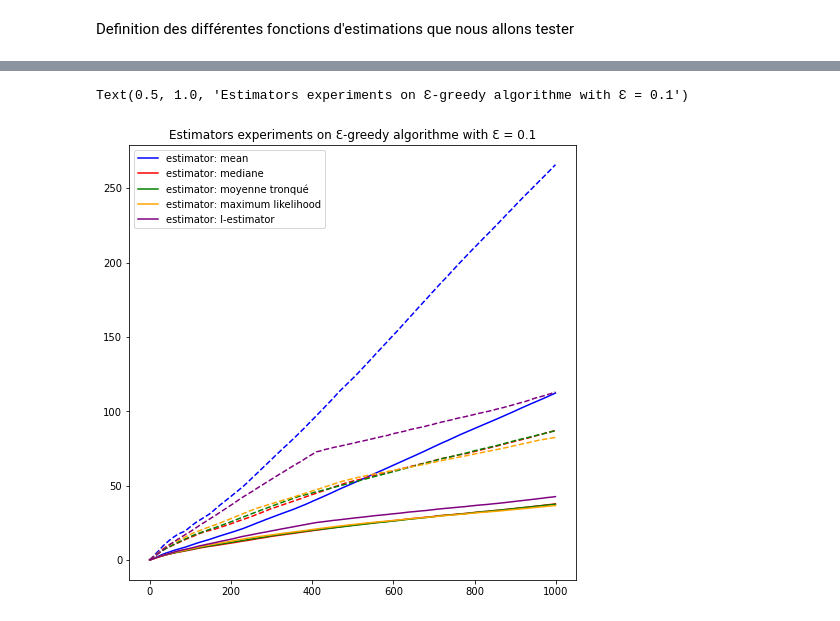
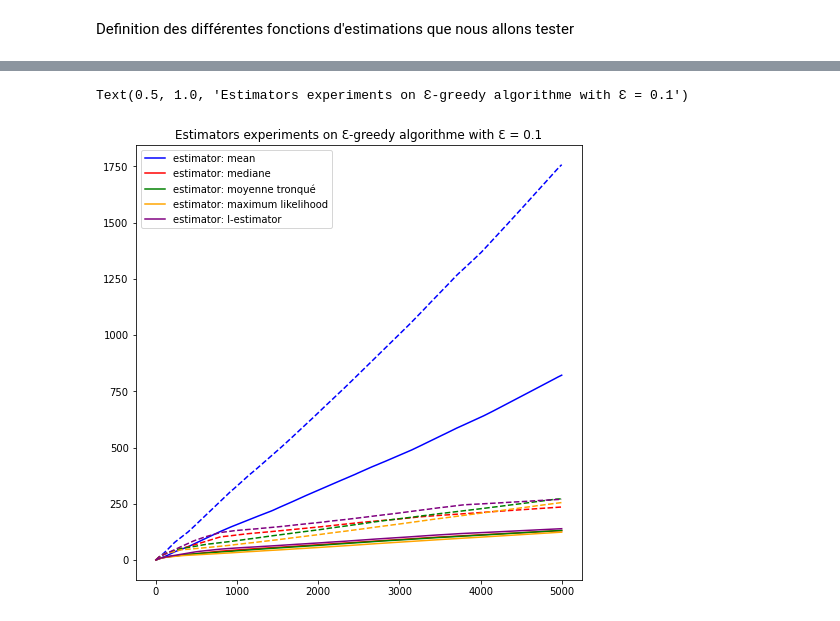
Before and after one commit to vincentmasse/IFT-7201, a Jupyter notebook: Projet/estimateur_bandit_cauchy.ipynb, the cells around one changed output, grey strips where cells are left out. Cells and saved outputs as stored; diff of their text form; code cells hidden in the pictures.

```diff
--- a/Projet/estimateur_bandit_cauchy.ipynb
+++ b/Projet/estimateur_bandit_cauchy.ipynb
@@ -272,6 +307,6 @@ Text(0.5, 1.0, 'Estimators experiments on ETC algorithme with m = 20')
 # %%
 N = 50
-T = 1000
+T = 5000
 TRIM_MEAN = 0.38
 MAX_LIKELIHOOD_TOLERANCE = 0.001
 
@@ -315,31 +350,31 @@ chauchy_expertiment(
     get_seed=lambda i: i,
     plot_fct=lambda mean, std: plot_experiment(mean, std, color="green", label='estimator: moyenne tronqué')
 )
 
 chauchy_expertiment(
     epsilon_greedy_wrapper,
     lambda X : maximum_likelihood_estimator(X, tolerance=MAX_LIKELIHOOD_TOLERANCE),
     scale,
     get_location=lambda i: loc[i],
     episodes=N,
     steps=T,
     get_seed=lambda i: i,
     plot_fct=lambda mean, std: plot_experiment(mean, std, color="orange", label='estimator: maximum likelihood')
 )
 
 chauchy_expertiment(
     epsilon_greedy_wrapper,
     l_estimator,
     scale,
     get_location=lambda i: loc[i],
     episodes=N,
     steps=T,
     get_seed=lambda i: i,
     plot_fct=lambda mean, std: plot_experiment(mean, std, color="purple", label='estimator: l-estimator')
 )
 
 plt.legend()
 plt.title(f"Estimators experiments on Ɛ-greedy algorithme with Ɛ = {EPSILON}")
 # %% [output]
 Text(0.5, 1.0, 'Estimators experiments on Ɛ-greedy algorithme with Ɛ = 0.1')
-[figure, old version]
+[figure, new version]
```
Also changed, not shown: parts of 3 cells of this notebook, 9 other files.
